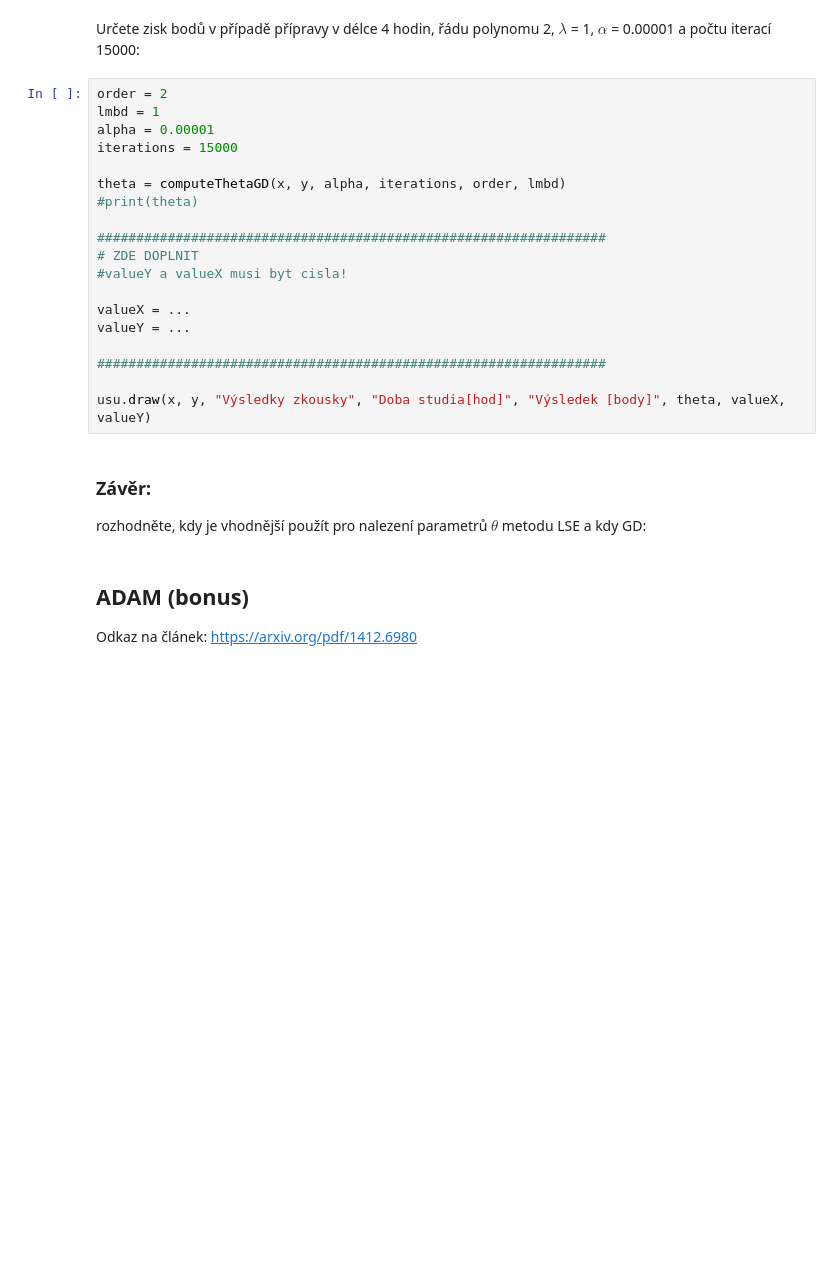
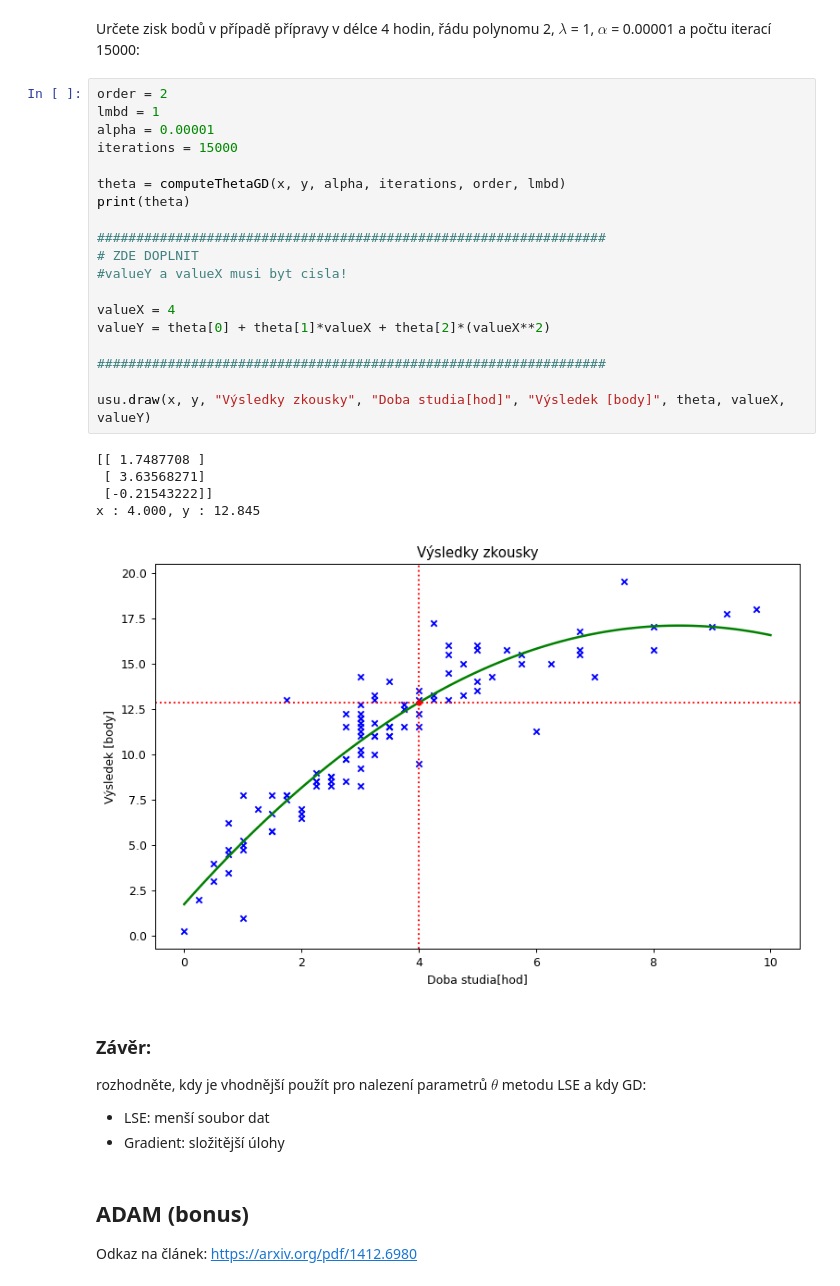
Before and after one commit to lilianluca/vsu2025, a Jupyter notebook: 03_LR_GD_ADAM.ipynb, the cells around one changed output. Drawn from its saved outputs; the diff is of its cells as text; blank space fills up the shorter version.

```diff
--- a/03_LR_GD_ADAM.ipynb
+++ b/03_LR_GD_ADAM.ipynb
@@ -158,25 +190,34 @@ Určete zisk bodů v případě přípravy v délce 4 hodin, řádu polynomu 2,
 # %%
 order = 2
 lmbd = 1
 alpha = 0.00001
 iterations = 15000
 
 theta = computeThetaGD(x, y, alpha, iterations, order, lmbd)
-#print(theta)
+print(theta)
 
 #################################################################
 # ZDE DOPLNIT
 #valueY a valueX musi byt cisla!
 
-valueX = ...
-valueY = ...
+valueX = 4
+valueY = theta[0] + theta[1]*valueX + theta[2]*(valueX**2)
 
 #################################################################
 
 usu.draw(x, y, "Výsledky zkousky", "Doba studia[hod]", "Výsledek [body]", theta, valueX, valueY)
+# %% [output]
+[[ 1.7487708 ]
+ [ 3.63568271]
+ [-0.21543222]]
+x : 4.000, y : 12.845
+[figure, added]
 # %% [markdown]
 ### Závěr:
 rozhodněte, kdy je vhodnější použít pro nalezení parametrů $\theta$ metodu LSE a kdy GD:
+
+- LSE: menší soubor dat
+- Gradient: složitější úlohy
 # %% [markdown]
 ## ADAM (bonus)
 
```
Also changed, not shown: parts of 10 cells of this notebook.
